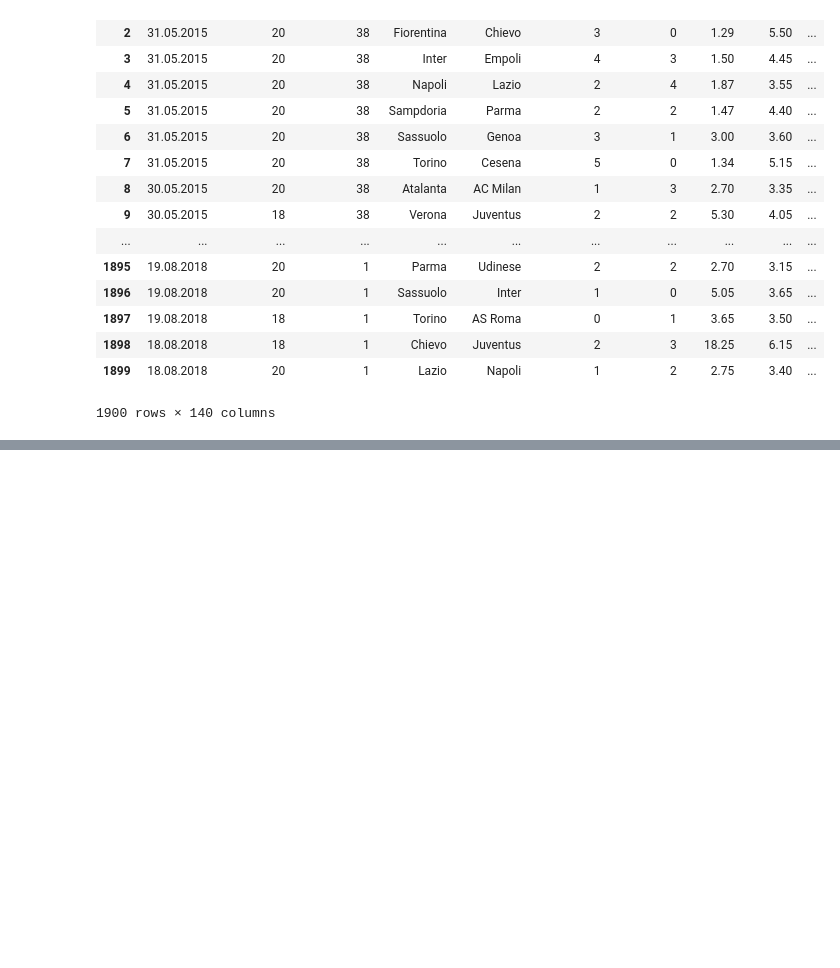
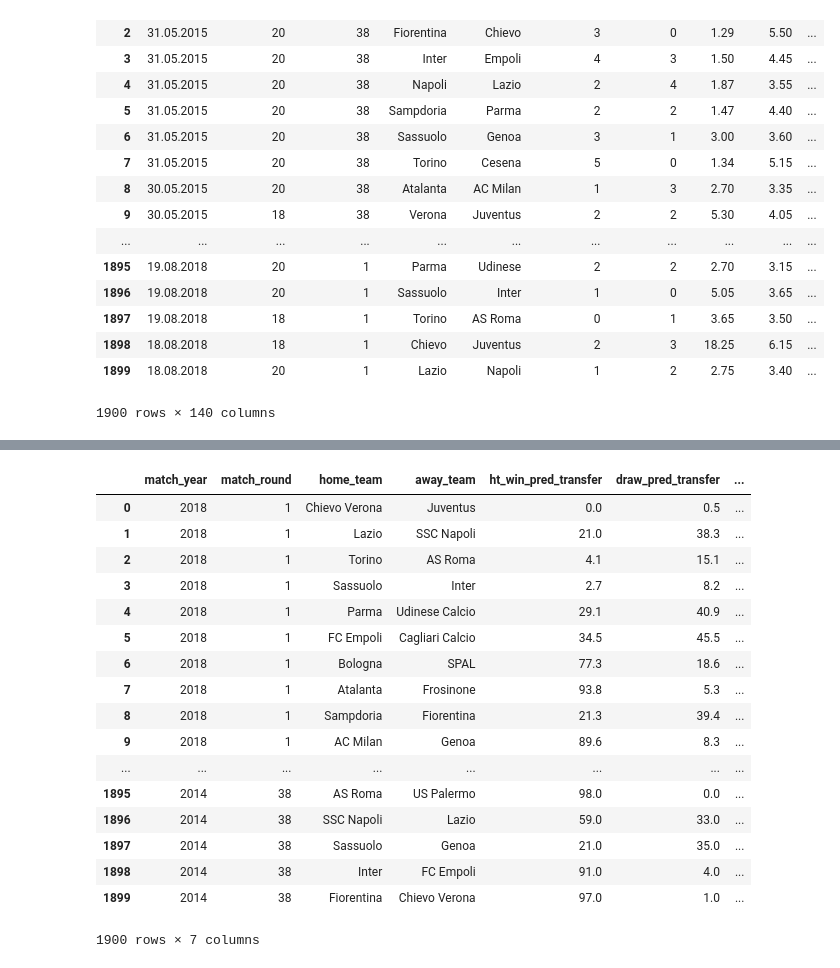
Before and after one commit to teomores/epl-oracle, a Jupyter notebook: notebooks/to_xgb_dataset.ipynb, the cells around one changed output, grey strips where cells are left out. Saved outputs shown, nothing was run; the diff lists cells and outputs as text; code cells hidden in the pictures; blank space fills up the shorter version.

```diff
--- a/notebooks/to_xgb_dataset.ipynb
+++ b/notebooks/to_xgb_dataset.ipynb
@@ -66,0 +87,27 @@ df
+# %%
+user_pref_df_1 = pd.read_csv('../dataset/serie_a/original/3/serie_a_2018_transfer_user_preds.csv')
+user_pref_df_2 = pd.read_csv('../dataset/serie_a/original/3/serie_a_2017_transfer_user_preds.csv')
+user_pref_df_3 = pd.read_csv('../dataset/serie_a/original/3/serie_a_2016_transfer_user_preds.csv')
+user_pref_df_4 = pd.read_csv('../dataset/serie_a/original/3/serie_a_2015_transfer_user_preds.csv')
+user_pref_df_5 = pd.read_csv('../dataset/serie_a/original/3/serie_a_2014_transfer_user_preds.csv')
+user_pref_df = pd.concat([user_pref_df_1,user_pref_df_2,user_pref_df_3,user_pref_df_4,user_pref_df_5]).reset_index(drop=True)
+user_pref_df
+# %% [output]
+|  | match_year | match_round | home_team | away_team | ht_win_pred_transfer | draw_pred_transfer | ... |
+| 0 | 2018 | 1 | Chievo Verona | Juventus | 0.0 | 0.5 | ... |
+| 1 | 2018 | 1 | Lazio | SSC Napoli | 21.0 | 38.3 | ... |
+| 2 | 2018 | 1 | Torino | AS Roma | 4.1 | 15.1 | ... |
+| 3 | 2018 | 1 | Sassuolo | Inter | 2.7 | 8.2 | ... |
+| 4 | 2018 | 1 | Parma | Udinese Calcio | 29.1 | 40.9 | ... |
+| 5 | 2018 | 1 | FC Empoli | Cagliari Calcio | 34.5 | 45.5 | ... |
+| 6 | 2018 | 1 | Bologna | SPAL | 77.3 | 18.6 | ... |
+| 7 | 2018 | 1 | Atalanta | Frosinone | 93.8 | 5.3 | ... |
+| 8 | 2018 | 1 | Sampdoria | Fiorentina | 21.3 | 39.4 | ... |
+| 9 | 2018 | 1 | AC Milan | Genoa | 89.6 | 8.3 | ... |
+| ... | ... | ... | ... | ... | ... | ... | ... |
+| 1895 | 2014 | 38 | AS Roma | US Palermo | 98.0 | 0.0 | ... |
+| 1896 | 2014 | 38 | SSC Napoli | Lazio | 59.0 | 33.0 | ... |
+| 1897 | 2014 | 38 | Sassuolo | Genoa | 21.0 | 35.0 | ... |
+| 1898 | 2014 | 38 | Inter | FC Empoli | 91.0 | 4.0 | ... |
+| 1899 | 2014 | 38 | Fiorentina | Chievo Verona | 97.0 | 1.0 | ... |
+1900 rows × 7 columns
```
Also changed, not shown: parts of 19 cells of this notebook, 4 other files.
